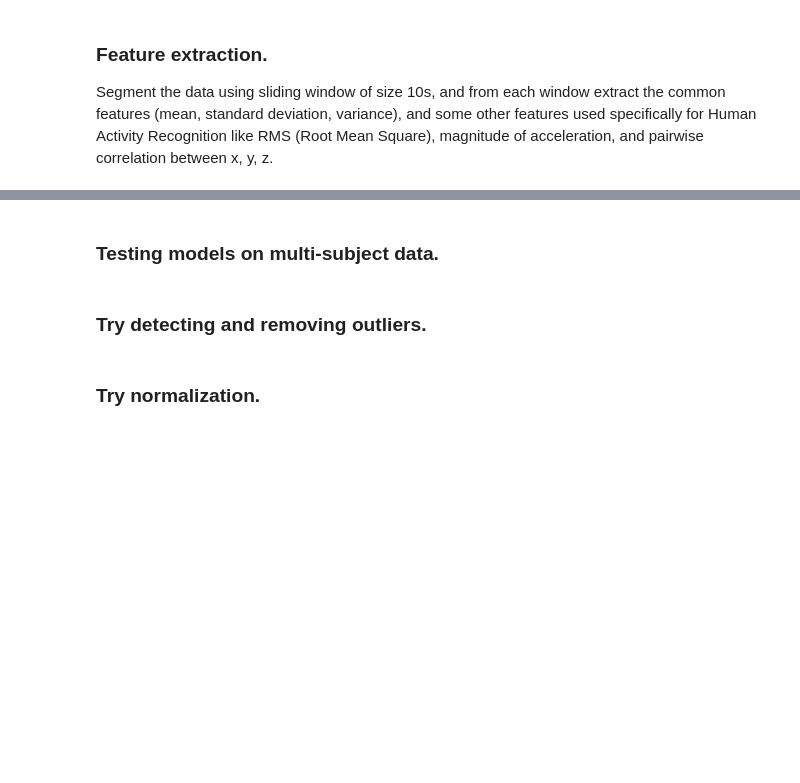
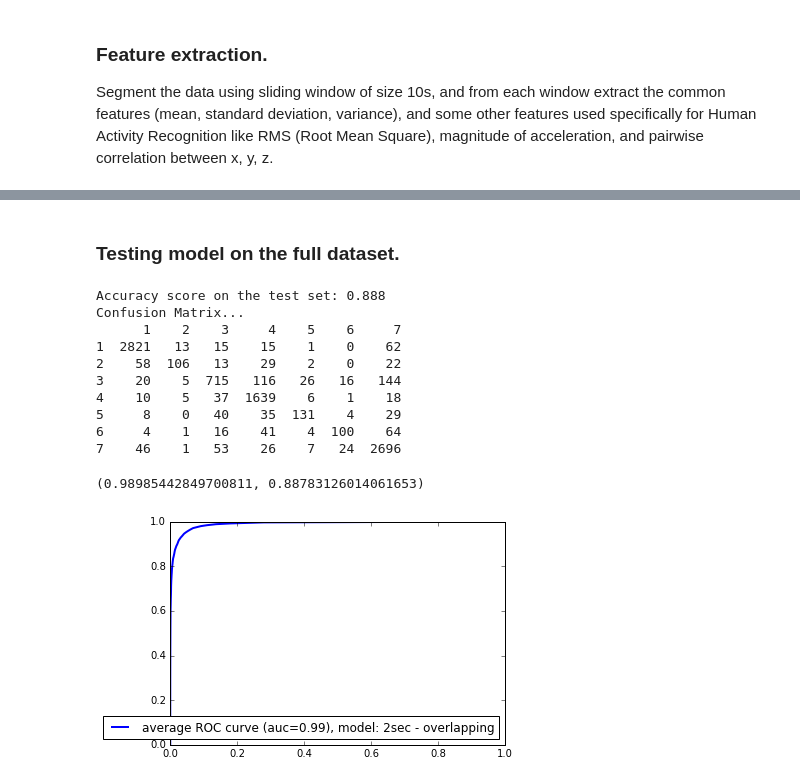
Before and after one commit to ayat-rashad/HActivityRecognition, a Jupyter notebook: analysis.ipynb, the cells around one changed output, grey strips where cells are left out. Saved outputs shown, nothing was run; the diff lists cells and outputs as text; code cells hidden in the pictures; blank space fills up the shorter version.

```diff
--- a/analysis.ipynb
+++ b/analysis.ipynb
@@ -251,12 +284,22 @@ for wsize in win_sizes:
-# %% [markdown]
-### Testing models on multi-subject data.
+# %% [markdown]
+### Testing model on the full dataset.
 # %%
-best_model = RandomForestClassifier(criterion='entropy', n_jobs=-1, n_estimators=50)
-data_all = read_data('all')
-feats, y = get_features2(data, wsize='10s')
-X_train, X_test, y_train, y_test = train_test_split(feats_norm, y, test_size=.25,
+data2 = read_data('all')
+feats, y = get_features2(data2, 2)
+X_train, X_test, y_train, y_test = train_test_split(feats, y, test_size=.25,
                                                     random_state=0, stratify=y)
 best_model.fit(X_train, y_train)
-eval_model(best_model, X_test, y_test,'%ss - nonoverlapping' %wsize)
+eval_model(best_model, X_test, y_test,'2sec - overlapping')
+# %% [output]
+Accuracy score on the test set: 0.888
+Confusion Matrix...
+      1    2    3     4    5    6     7
+1  2821   13   15    15    1    0    62
+2    58  106   13    29    2    0    22
+3    20    5  715   116   26   16   144
+4    10    5   37  1639    6    1    18
+5     8    0   40    35  131    4    29
+6     4    1   16    41    4  100    64
+7    46    1   53    26    7   24  2696
+(0.98985442849700811, 0.88783126014061653)
+[figure, added]
-# %% [markdown]
-### Try detecting and removing outliers.
@@ -277,2 +305,0 @@ eval_model(best_model, X_test, y_test,'..')
-# %% [markdown]
-### Try normalization.
```
Also changed, not shown: parts of 9 cells of this notebook.
